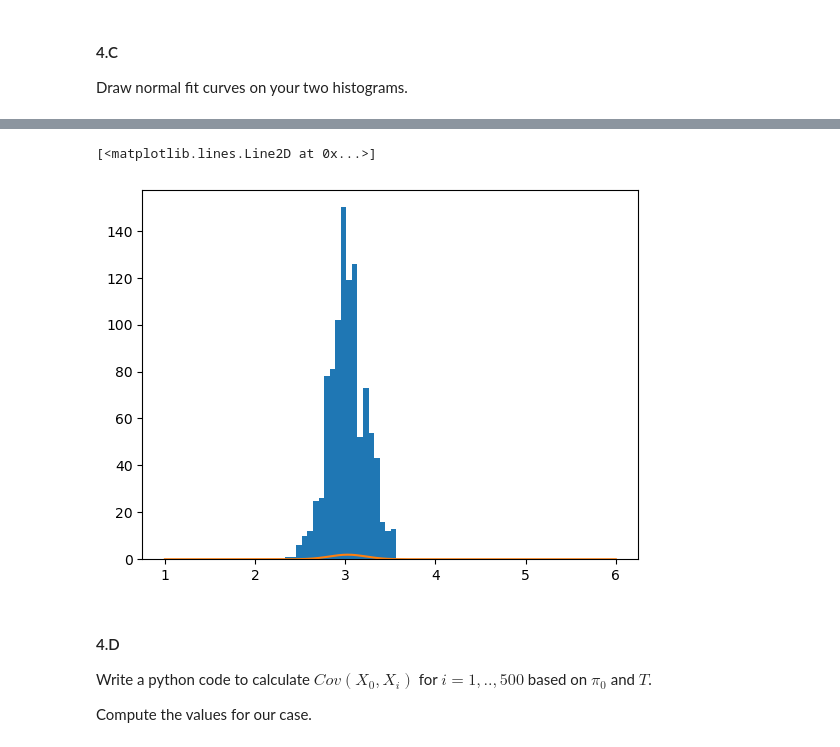
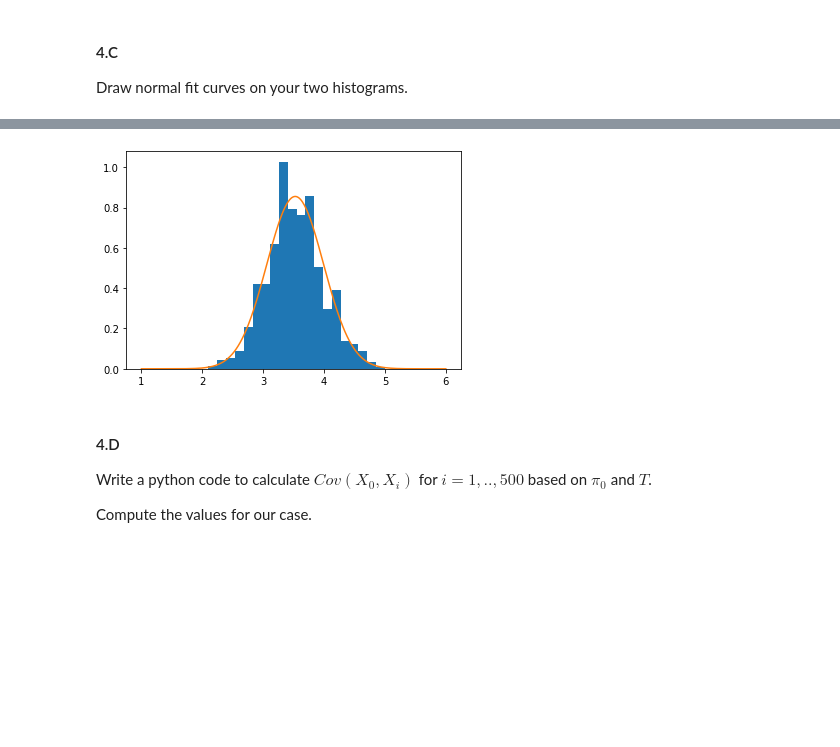
Before and after one commit to barboym/hw_statistics_runi, a Jupyter notebook: HW3/HW3.ipynb, the cells around one changed output, grey strips where cells are left out. Cells and saved outputs as stored; diff of their text form; code cells hidden in the pictures; blank space fills up the shorter version.

```diff
--- a/HW3/HW3.ipynb
+++ b/HW3/HW3.ipynb
@@ -677,7 +668,7 @@ def generate_first_location(pi0=Pi0_default):
     loc = (cdf>= np.random.rand()).argmax()
     return np.eye(6)[:,loc]
 # %%
-def generate_next_step(loc_vec,T=T_default):
+def generate_next_step(loc,T=T_default):
     probability_vec = np.dot(T,loc)
     cdf = probability_vec.cumsum()
     new_loc = (cdf>= np.random.rand()).argmax()
@@ -751,11 +741,10 @@ plt.plot(np.linspace(1,6,300),norm(loc=miu,scale=sigma).pdf(np.linspace(1,6,300)
 # %%
 from scipy.stats import norm
-plt.hist(tranjectory_means,bins=20);
+plt.hist(tranjectory_means,bins=20, density = True);
 miu,sigma = norm.fit(tranjectory_means)
-plt.plot(np.linspace(1,6,300),norm(loc=miu,scale=sigma).pdf(np.linspace(1,6,300)))
+plt.plot(np.linspace(1,6,300),norm(loc=miu,scale=sigma).pdf(np.linspace(1,6,300)));
 # %% [output]
-[<matplotlib.lines.Line2D at 0x...>]
-[figure, old version]
+[figure, new version]
 # %% [markdown]
 #### 4.D
 Write a python code to calculate $Cov(X_0,X_i)$ for $i=1,..,500$ based on $\pi_0$ and $T$.
```
Also changed, not shown: parts of 18 cells of this notebook, 1 other file.
